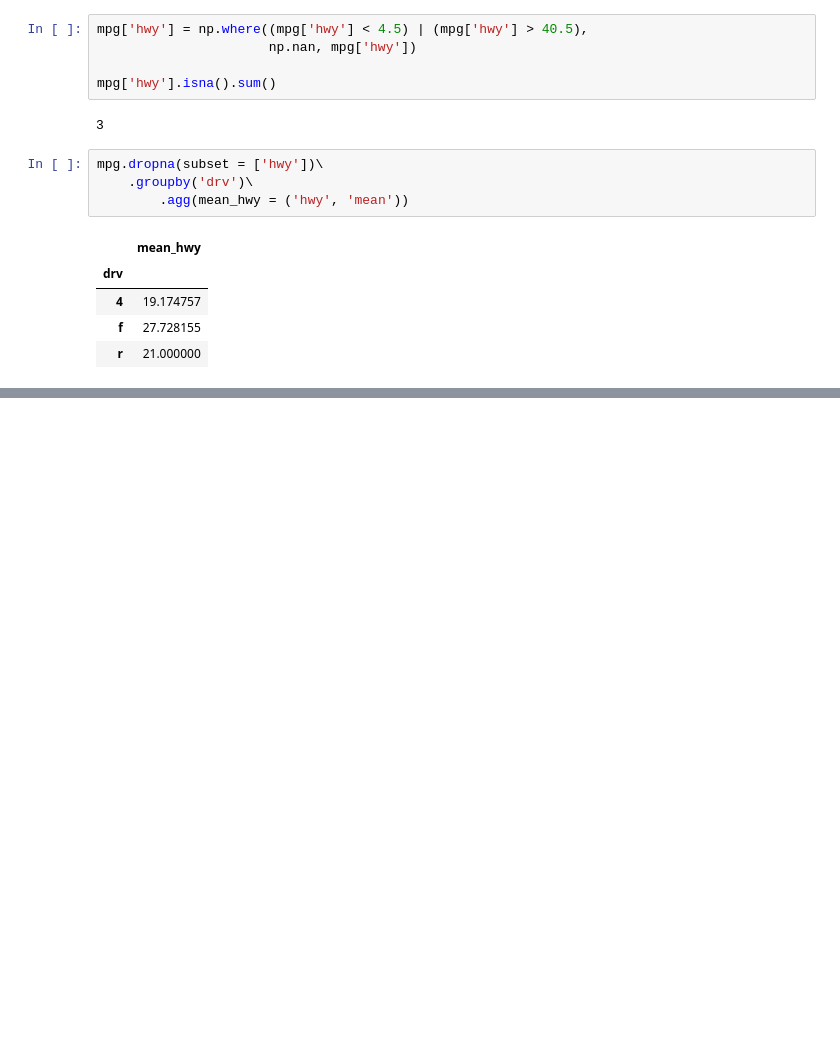
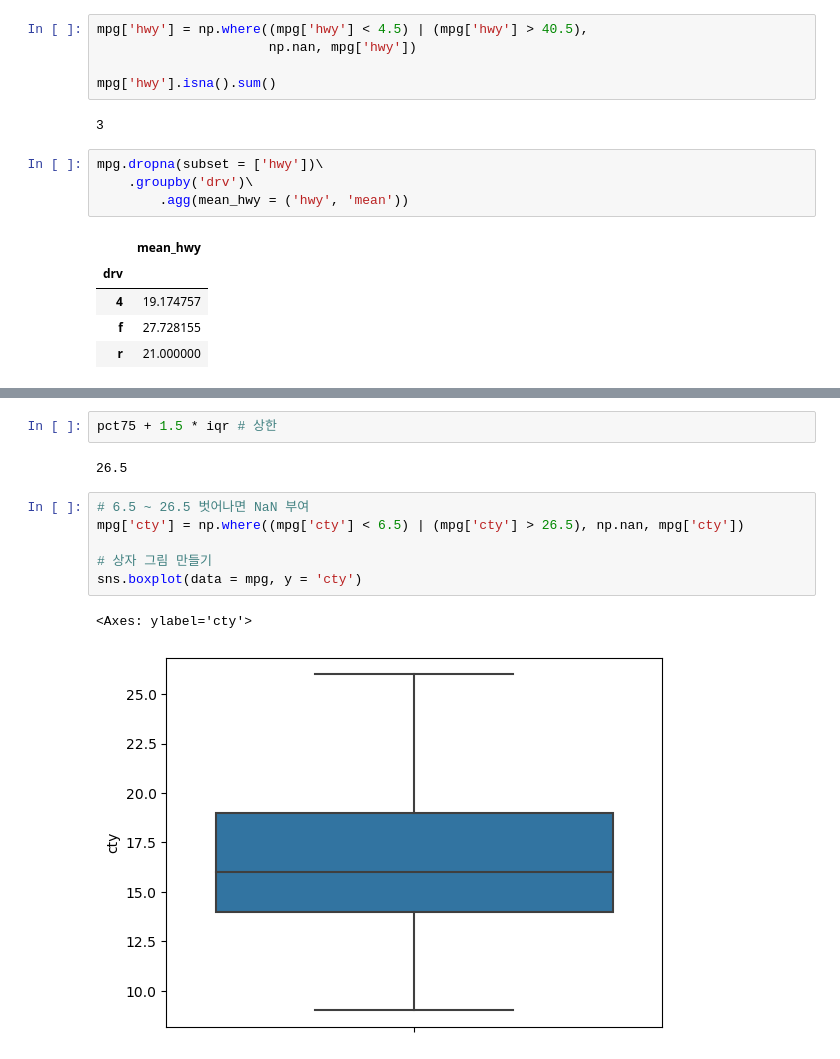
Before and after one commit to CHYIJE/kit_bigtata, a Jupyter notebook: src/chapter07.ipynb, the cells around one changed output, grey strips where cells are left out. Cells and saved outputs as stored; diff of their text form; blank space fills up the shorter version.

```diff
--- a/src/chapter07.ipynb
+++ b/src/chapter07.ipynb
@@ -305,0 +343,13 @@ mpg.dropna(subset = ['hwy'])\
+# %%
+pct75 + 1.5 * iqr # 상한
+# %% [output]
+26.5
+# %%
+# 6.5 ~ 26.5 벗어나면 NaN 부여
+mpg['cty'] = np.where((mpg['cty'] < 6.5) | (mpg['cty'] > 26.5), np.nan, mpg['cty'])
+
+# 상자 그림 만들기
+sns.boxplot(data = mpg, y = 'cty')
+# %% [output]
+<Axes: ylabel='cty'>
+[figure, added]
```
Also changed, not shown: parts of 9 cells of this notebook.
